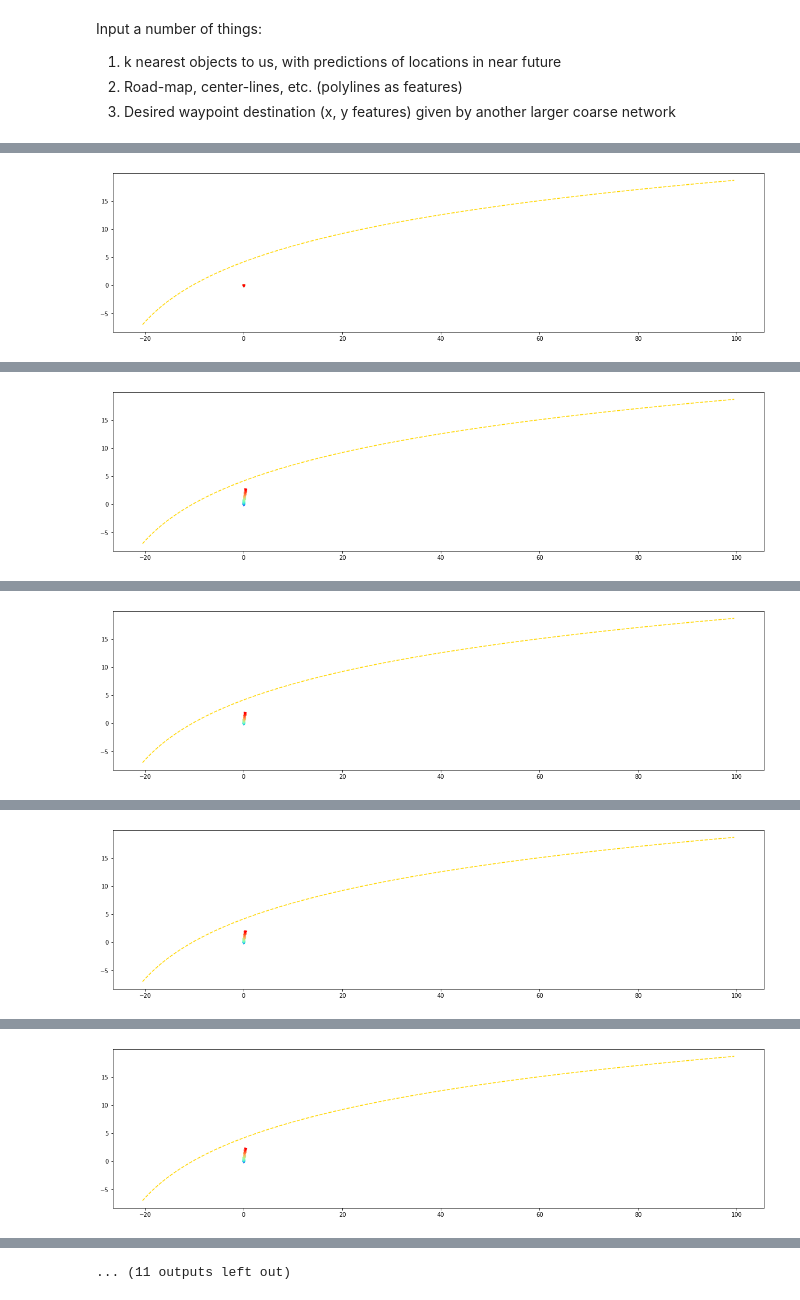
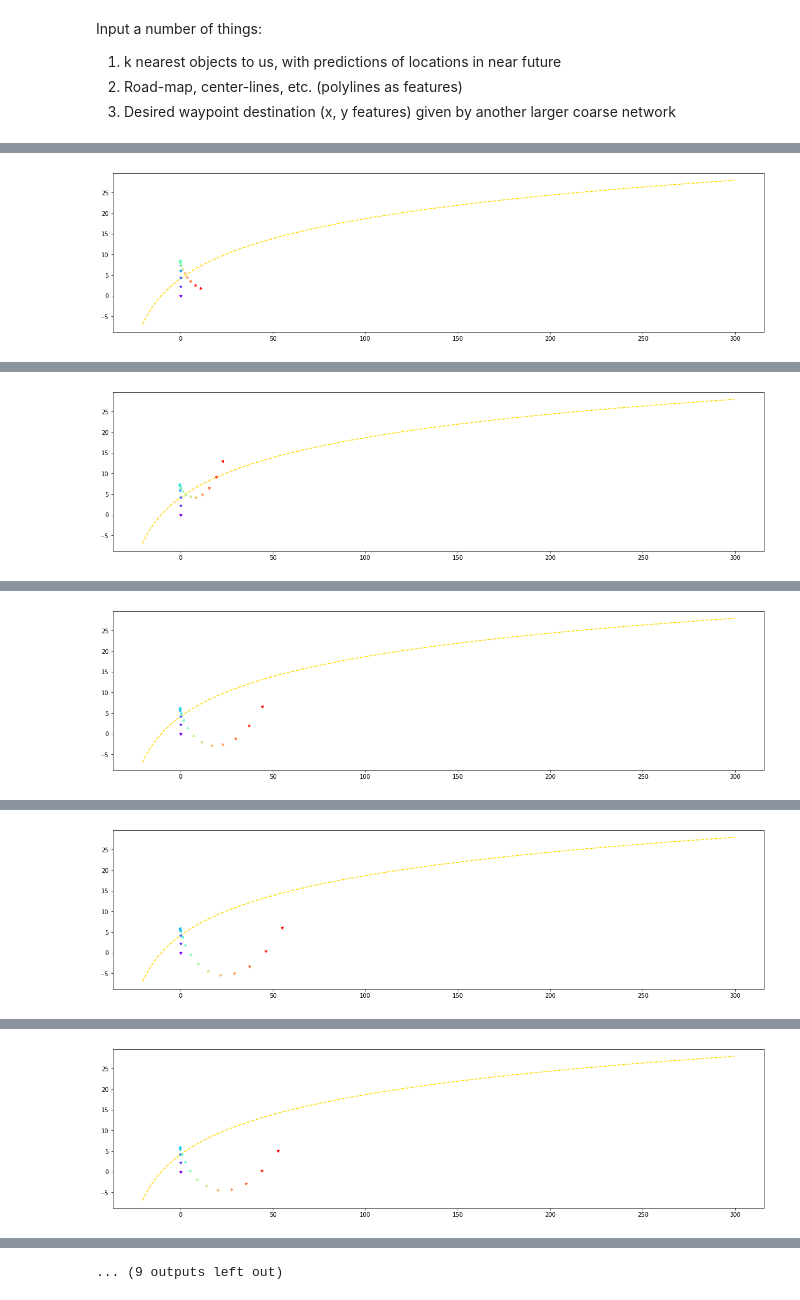
Before and after one commit to johnathanchiu/self-driving, a Jupyter notebook: lane_driving_model.ipynb, the cells around one changed output, grey strips where cells are left out. Drawn from its saved outputs; the diff is of its cells as text; code cells hidden in the pictures.

Commit message:
Get rnn model to match scipy optimizer outputs

```diff
--- a/lane_driving_model.ipynb
+++ b/lane_driving_model.ipynb
@@ -44,10 +82,13 @@ def plot_trajectory(states, road, verbose=False):
     plt.show()
 # %%
 road1_formula = lambda x: 2 * x + 0
-road1 = generate_road(road1_formula, 500, (-30, 30))
+road1 = generate_road(road1_formula, 500, (-30, 60))
 
 road2_formula = lambda x: 10 * math.log(x + 30) - 30
-road2 = generate_road(road2_formula, 500, (-20, 100), eps=.5)
+road2 = generate_road(road2_formula, 500, (-20, 300), eps=.5)
+
+road3_formula = lambda x: math.exp(x / 20) + 4
+road3 = generate_road(road3_formula, 500, (-50, 100), eps=.5)
 
 # plt.figure(figsize=(20, 5))
-# plt.plot(*zip(*road2), color='gold', linestyle='--')
+# plt.plot(*zip(*road3), color='gold', linestyle='--')
@@ -411,48 +387,64 @@ def getUpdatedStates(initialState, controls, timeStep=1):
 # %%
 from torch.utils.data import DataLoader
 
-n_steps = 30
+n_steps = 15
 
 n_features = 5
-n_layers = 30
+n_layers = 5
 
 hidden_dim = 30
-output_size = 4
+output_features = 2
+
+road_downsample = 4
 
 road = road2
 center_line = torch.unsqueeze(torch.tensor(road), dim=0)
+
+timestep = 1.0
+line_discrete = 2
+
 desired_velocity = 10 # m/s
-timestep = 0.1
+init_heading = 270
+init_velocity = 0
 
-cost_fn_weights = [7, 10, 3] # centerLineWeight, velocityWeight, headingWeight
+cost_fn_weights = [4, 20, 7] # centerLineWeight, velocityWeight, headingWeight
 
-model = PathPlanner(n_steps, n_features, hidden_dim, output_size, n_layers, len(road2))
+# model = PathPlanner(n_steps, n_features, hidden_dim, (road_downsample, output_size), n_layers, len(road2))
+
+model = PathPlanner(n_steps, hidden_dim, n_features, output_features, n_layers, (len(road2), road_downsample))
 model = model.double()
 
 pytorch_total_params = sum(p.numel() for p in model.parameters() if p.requires_grad)
 print(f'Number of trainable params in model: {pytorch_total_params}\n')
 
-optimizer = torch.optim.Adam(model.parameters(), lr=1e-100)
-loss_fn = PlannerLoss(cost_fn_weights, desired_velocity, timestep)
-x, initial_states = buildDataset(1, n_steps, desired_velocity)
+optimizer = torch.optim.Adam(model.parameters(), lr=1e-4)
+loss_fn = PlannerLoss(cost_fn_weights, desired_velocity, timestep, line_discrete)
+x, initial_states = buildDataset(1, n_steps, desired_velocity, init_heading=init_heading)
 x = torch.tensor(x, dtype=torch.double)
+
+print("inital heading", np.squeeze(initial_states)[-2] % 360, '\n')
+
 initial_states = torch.tensor(initial_states, dtype=torch.double)
 
-print("inital heading", np.squeeze(initial_states)[-1] % 360, '\n')
+# for testing only
+# test_trajectory = getUpdatedStates(initial_states.detach().numpy(), generateRandomControls(6))
+# plot_trajectory(x.detach().numpy()[0][...,:-1], road, verbose=1)
+# print('\n\n')
 
-# # for testing only
-# test_trajectory = getUpdatedStates(initial_states.detach().numpy(), generateRandomControls(6))
-plot_trajectory(x.detach().numpy()[0][...,:-1], road, verbose=1)
-print('\n\n')
+epochs = 201
+display = 20
 
-epochs = 101
-display = 10
+best_loss, best_soln = float('inf'), None
 
 for epoch in range(epochs + 1):
     model.train()
 
     controls_output = model(x, center_line)
     loss = loss_fn(initial_states, controls_output, center_line, verbose=(epoch % display == 0 and epoch != 0))
+
+    if loss < best_loss:
+        best_loss = loss
+        best_soln = getUpdatedStates(initial_states.detach().numpy(), controls_output.detach().numpy(), timestep)
 
     if epoch != 0 and epoch % display == 0:
         print_states = getUpdatedStates(initial_states.detach().numpy(), controls_output.detach().numpy(), timestep)
@@ -483 +475 @@ centerline error: 3.961093156672097
-[figure, old version]
+[figure, new version]
@@ -501 +493 @@ heading error: tensor(120.9174, dtype=torch.float64, grad_fn=<Rad2DegBackward0>)
-[figure, old version]
+[figure, new version]
@@ -519 +511 @@ heading error: tensor(120.2599, dtype=torch.float64, grad_fn=<Rad2DegBackward0>)
-[figure, old version]
+[figure, new version]
@@ -537 +529 @@ heading error: tensor(121.1909, dtype=torch.float64, grad_fn=<Rad2DegBackward0>)
-[figure, old version]
+[figure, new version]
@@ -555 +547 @@ heading error: tensor(120.9474, dtype=torch.float64, grad_fn=<Rad2DegBackward0>)
-[figure, old version]
+[figure, new version]
@@ -574,4 +566,4 @@ heading error: tensor(119.7843, dtype=torch.float64, grad_fn=<Rad2DegBackward0>)
-... (11 outputs left out)
+... (9 outputs left out)
 # %%
 # from torch.utils.data import DataLoader
 
```
Also changed, not shown: parts of 11 cells of this notebook, 1 other file.
